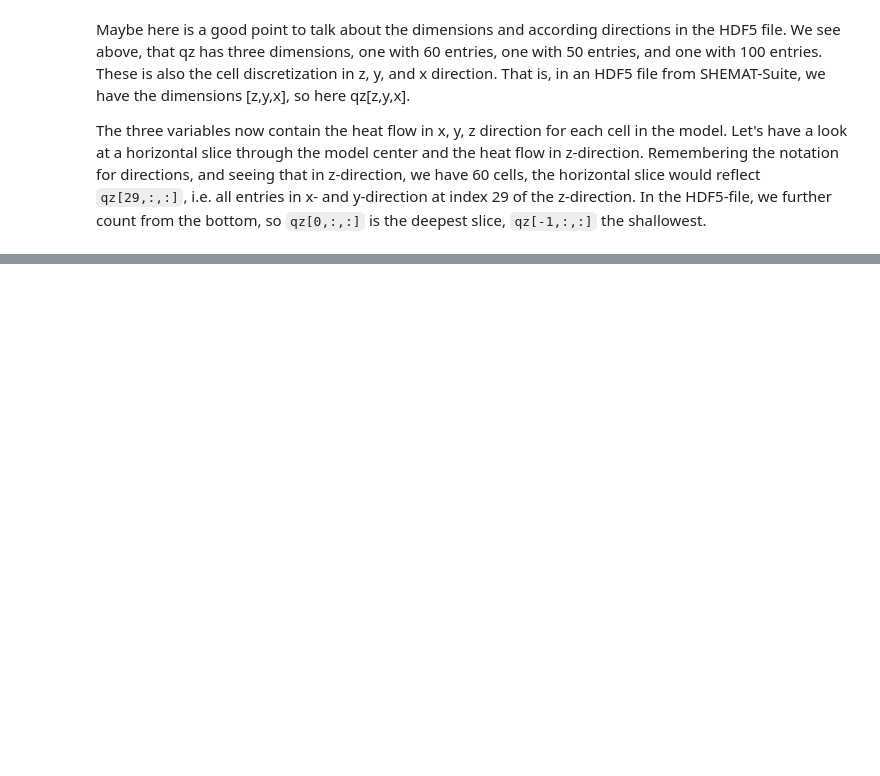
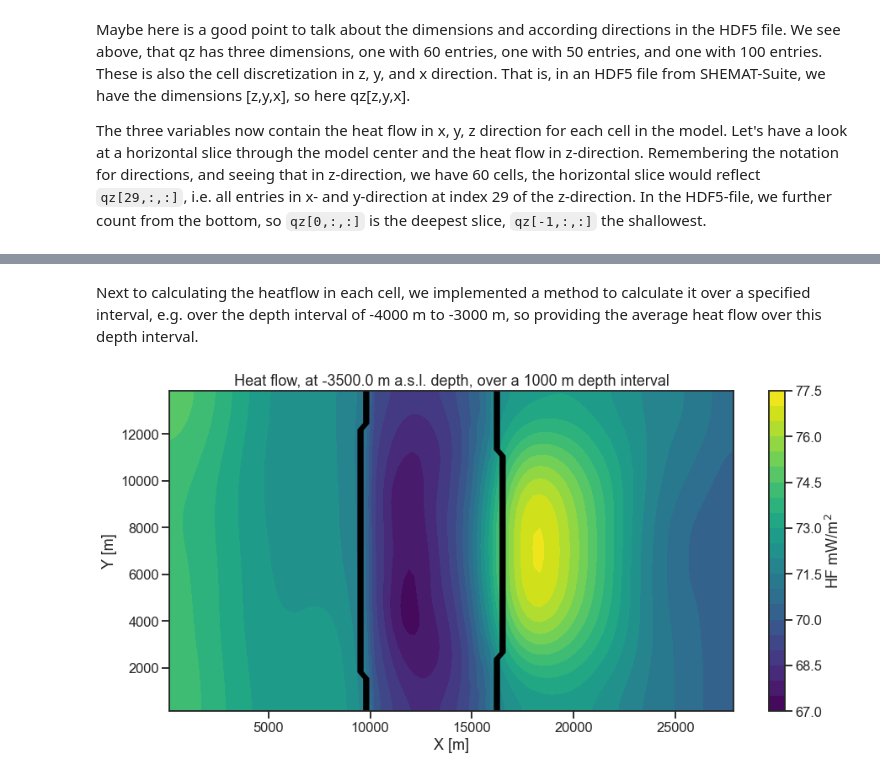
Before and after one commit to GEG-ETHZ/PSGeothermieAargau, a Jupyter notebook: examples/WP3-heat_transport/POC-HFD_calculation.ipynb, the cells around one changed output, grey strips where cells are left out. Saved outputs shown, nothing was run; the diff lists cells and outputs as text; code cells hidden in the pictures; blank space fills up the shorter version.

```diff
--- a/examples/WP3-heat_transport/POC-HFD_calculation.ipynb
+++ b/examples/WP3-heat_transport/POC-HFD_calculation.ipynb
@@ -809,10 +95,0 @@ unique_bholes
-# %%
-data = load_inv(diff_name)
-all_wells = len(unique_bholes)
-subplt_x = 3
-subplt_y = all_wells // subplt_x
-
-for f in range(all_wells):
-    fig = plt.figure(figsize=[12,8])
-    plot_logs(sim_obs, 70, borehole=f)
-    plt.title(f"borehole {unique_bholes['name'][f]}")
@@ -1122,0 +113,18 @@ np.savetxt('../../data/processed/temperature_data/Surface_temperatures/Model_SHE
+# %% [markdown]
+Next to calculating the heatflow in each cell, we implemented a method to calculate it over a specified interval, e.g. over the depth interval of -4000 m to -3000 m, so providing the average heat flow over this depth interval.
+# %%
+deeper = -4000
+shallower = -3000
+mid_depth = deeper - (deeper - shallower) / 2
+
+qz_int = pp.calc_cond_hf_over_interval(fid, depth_interval=[deeper,shallower], model_depth=6500)
+
+fig = plt.figure(figsize=[15,7])
+cs = plt.contourf(x,y,qz_int*1000, 20, cmap='viridis')
+plt.contour(x,y,ui_cs, colors='k')
+plt.colorbar(cs, label='HF mW/m$^2$')
+plt.title(f"Heat flow, at {mid_depth} m a.s.l. depth, over a {np.abs(deeper-shallower)} m depth interval")
+plt.xlabel('X [m]')
+plt.ylabel('Y [m]');
+# %% [output]
+[figure, added]
```
Also changed, not shown: parts of 139 cells of this notebook, 3 other files.
